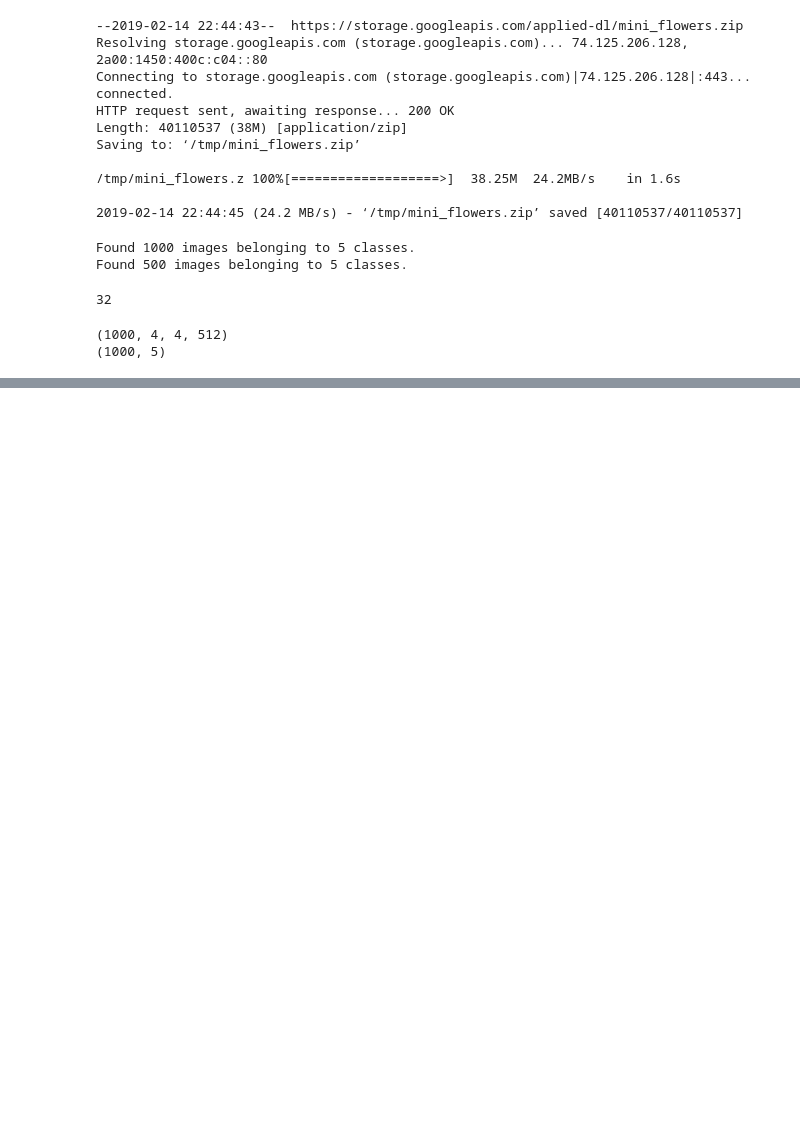
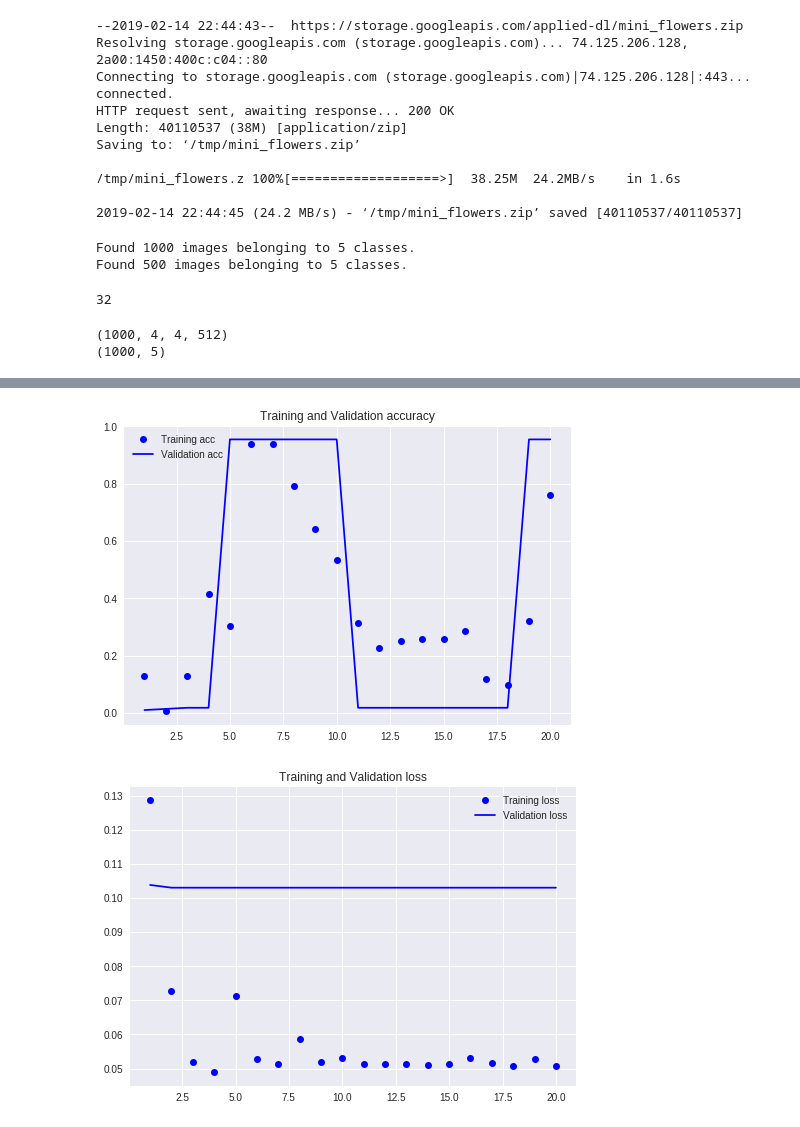
Before and after one commit to TIANBOQIU/AppliedDeepLearning, a Jupyter notebook: HW2_v0_2.ipynb, the cells around one changed output, grey strips where cells are left out. Cells and saved outputs as stored; diff of their text form; code cells hidden in the pictures; blank space fills up the shorter version.

```diff
--- a/HW2_v0_2.ipynb
+++ b/HW2_v0_2.ipynb
@@ -149,0 +195,15 @@ plt.show()
+# %%
+model2 = Sequential()
+model2.add(Dense(256, activation='relu', input_dim=5*5*2048))
+model2.add(keras.layers.Dropout(0.5))
+model2.add(Dense(5, activation='sigmoid'))
+model2.compile(optimizer='adam',
+             loss='categorical_crossentropy',
+             metrics=['acc'])
+checkpoint_path = 'training/cp-{epoch:04d}.ckpt'
+checkpoint_dir = os.path.dirname(checkpoint_path)
+cp_callback = tf.keras.callbacks.ModelCheckpoint(checkpoint_path,
+                                                verbose = 1,
+                                                save_weights_only=True,
+                                                period=1)
+history2 = model2.fit(train_features, train_labels, epochs=20,batch_size=32,callbacks=[cp_callback], validation_data=(val_features, val_labels))
@@ -149,0 +228,20 @@ plt.show()
+# %%
+# Plotting the results
+acc = history2.history['acc']
+val_acc = history2.history['val_acc']
+loss = history2.history['loss']
+val_loss = history2.history['val_loss']
+epochs = range(1, len(acc)+1)
+plt.plot(epochs, acc, 'bo', label='Training acc')
+plt.plot(epochs, val_acc, 'b', label='Validation acc')
+plt.title('Training and Validation accuracy')
+plt.legend()
+plt.figure()
+plt.plot(epochs, loss, 'bo', label='Training loss')
+plt.plot(epochs, val_loss, 'b', label='Validation loss')
+plt.title('Training and Validation loss')
+plt.legend()
+plt.show()
+# %% [output]
+[figure, added]
+[figure, added]
```
Also changed, not shown: parts of 19 cells of this notebook.
